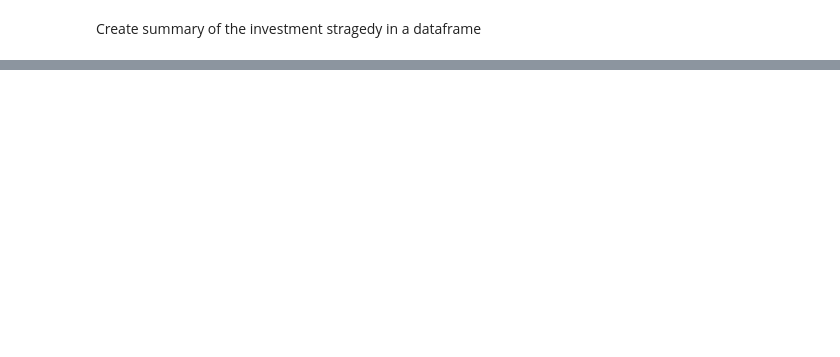
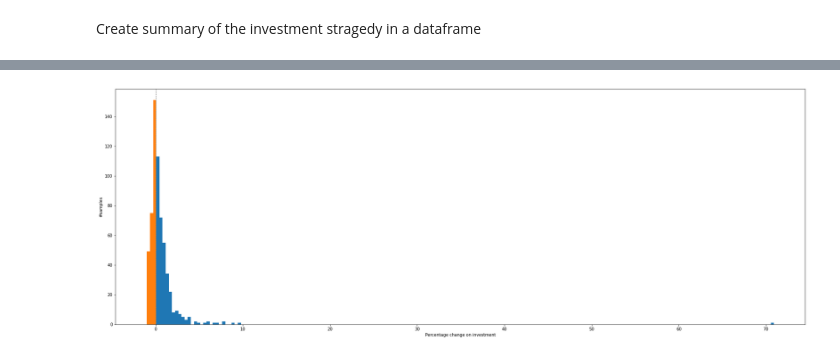
Before and after one commit to Daniel-FD/Data-Science, a Jupyter notebook: Finance/Beating_the_Market/random_date_investment.ipynb, the cells around one changed output, grey strips where cells are left out. Cells and saved outputs as stored; diff of their text form; code cells hidden in the pictures; blank space fills up the shorter version.

```diff
--- a/Finance/Beating_the_Market/random_date_investment.ipynb
+++ b/Finance/Beating_the_Market/random_date_investment.ipynb
@@ -267,0 +269,13 @@ fig.savefig('invesment_stragedy.jpg', dpi=300)
+# %%
+fig, ax = plt.subplots()
+_, _, bars  = plt.hist(percentage_change, bins = 200, color="C1")
+for bar in bars:
+    if bar.get_x() > 0:
+        bar.set_facecolor("C0")
+plt.axvline(x=0, linestyle='--',linewidth=1, color='grey')
+plt.xlabel("Percentage change on investment")
+plt.ylabel("#samples")
+fig.set_size_inches(30, 10.5)
+fig.savefig('distribution_of_returns.jpg', dpi=300)
+# %% [output]
+[figure, added]
```
Also changed, not shown: parts of 13 cells of this notebook, 3 other files.
